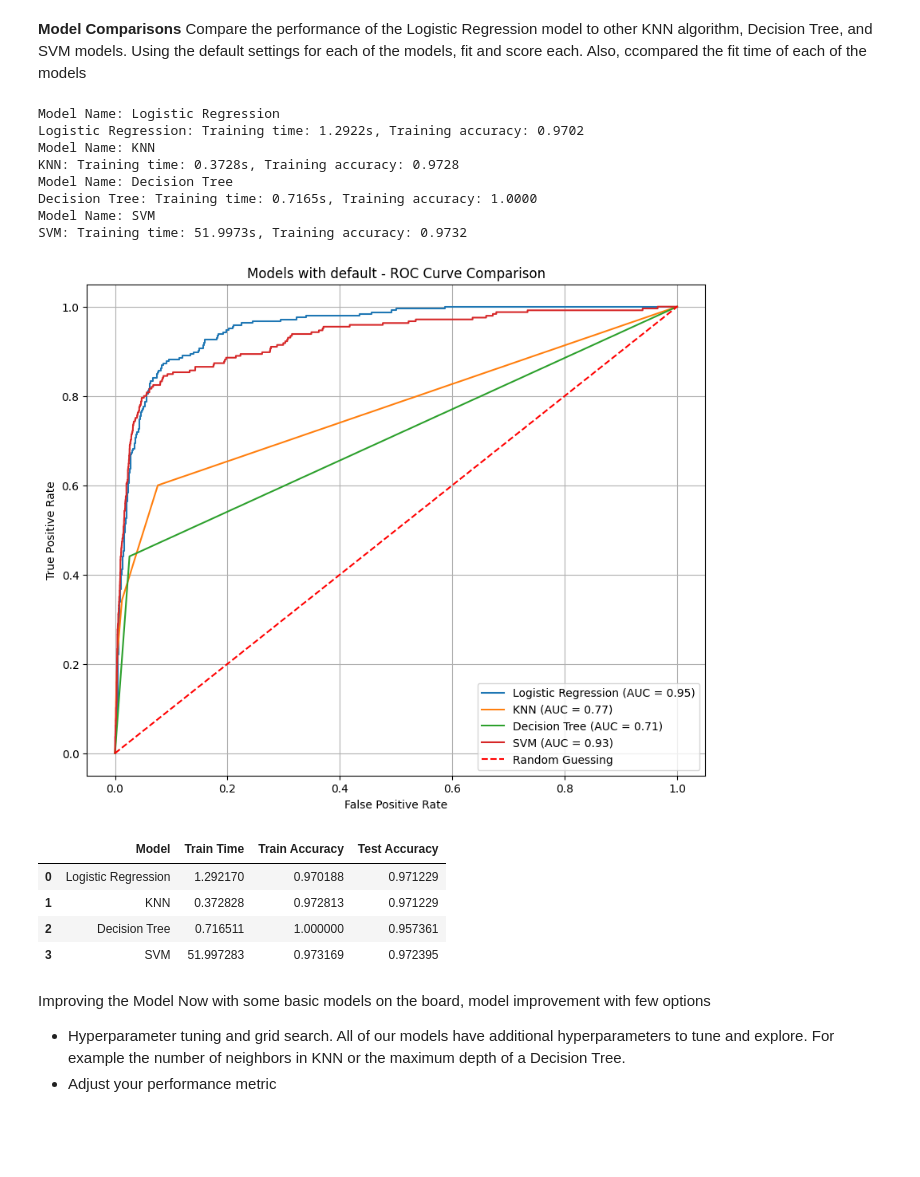
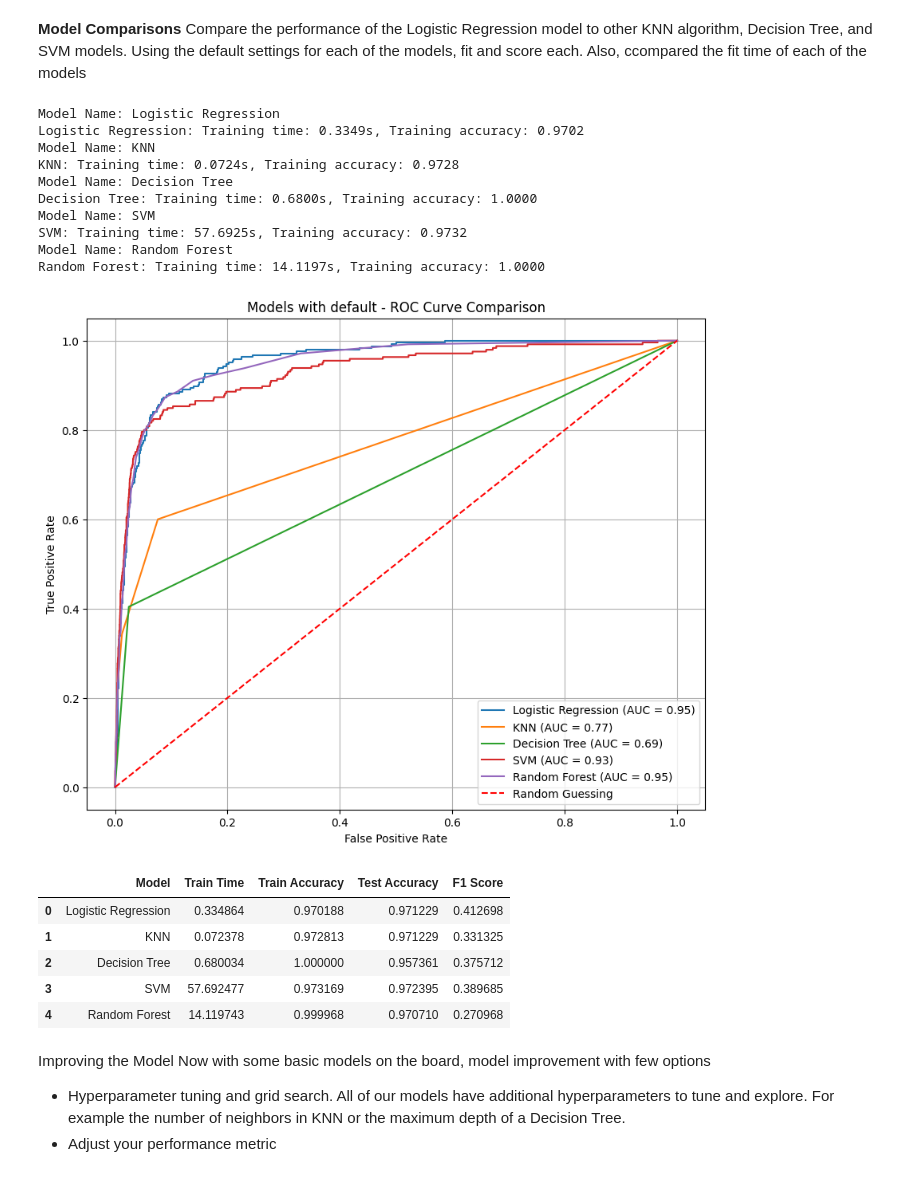
Before and after one commit to muralikandan/capstone, a Jupyter notebook: fraud_detection_model.ipynb, the cells around one changed output. Cells and saved outputs as stored; diff of their text form; code cells hidden in the pictures; blank space fills up the shorter version.

```diff
--- a/fraud_detection_model.ipynb
+++ b/fraud_detection_model.ipynb
@@ -138,7 +160,7 @@ As target feature derived, now prepare the features and target column for modeli
 # Set X from loan_df with features 'emp_length_num','home_ownership',
 # 'verification_status', 'purpose', 'sub_grade'
 X = loan_df[['emp_length','home_ownership', 'verification_status',
-              'purpose', 'term','installment','total_acc',
+              'purpose', 'term','installment','int_rate','total_acc',
              'total_payment','dti']]
 
 # Set y from loan_df with target feature 'fraud_flag'
@@ -147,7 +169,7 @@ y = loan_df['fraud_flag']
 # Define categorical and numerical features
 categorical_features = ['emp_length', 'home_ownership', 'purpose',
                         'term','verification_status']
-numerical_features = [ 'dti',  'installment',
+numerical_features = [ 'dti',  'installment','int_rate',
                       'total_acc', 'total_payment']
 
 # Define preprocessor for categorical features
@@ -200,3 +222,18 @@ Pipeline(steps=[('preprocessor',
 # %% [markdown]
 **Score the Model**
 What is the accuracy of simple model?
+# %%
+# Make predictions on the testing data
+y_pred = simple_pipe.predict(X_test)
+
+# Evaluate the model using a confusion matrix and plot with sns heatmap
+cm = confusion_matrix(y_test, y_pred)
+sns.heatmap(cm, annot=True, fmt='d', cmap='Blues')
+plt.xlabel('Predicted')
+plt.ylabel('Actual')
+plt.show()
+
+
+# Calculate F1 score
+f1 = f1_score(y_test, y_pred)
+print("Simple LogisticRegression Model F1 Score:", f1)
@@ -246,7 +286,8 @@ classifiers = {
     'Logistic Regression': LogisticRegression(max_iter=1000),
     'KNN': KNeighborsClassifier(),
     'Decision Tree': DecisionTreeClassifier(),
-    'SVM': SVC(probability=True)
+    'SVM': SVC(probability=True),
+    'Random Forest': RandomForestClassifier()
 }
 # %%
 # Create an empty list to store individual DataFrames
@@ -260,48 +301,59 @@ for name, clf in classifiers.items():
     # Create pipeline with preprocessor and classifier
     pipe = Pipeline([('preprocessor', preprocessor),
                      ('classifier', clf)])
     pipe.fit(X_train, y_train)
     train_time = time.time() - start_time
     print("Model Name:",name)
     train_accuracy = pipe.score(X_train, y_train)
+    # Make predictions on the testing data
+    y_pred = pipe.predict(X_test)
+    f1 = f1_score(y_test, y_pred)
     # Evaluate test accuracy
     test_accuracy = pipe.score(X_test, y_test)
-    model_df = pd.DataFrame({'Model': name, 'Train Time': train_time,'Train Accuracy': train_accuracy, 'Test Accuracy': test_accuracy}, index=[0])
+    model_df = pd.DataFrame({'Model': name, 'Train Time': train_time,
+                             'Train Accuracy': train_accuracy,
+                             'Test Accuracy': test_accuracy,
+                             'F1 Score': f1}, index=[0])
     dfs.append(model_df)
     print(f"{name}: Training time: {train_time:.4f}s, Training accuracy: {train_accuracy:.4f}")
+    #Predict probabilities on test set
     probas = pipe.predict_proba(X_test)
     fpr, tpr, thresholds = roc_curve(y_test, probas[:, 1])
     roc_auc = auc(fpr, tpr)
     plt.plot(fpr, tpr, label=f'{name} (AUC = {roc_auc:.2f})')
+
 
 # Plot ROC curve for random guessing (baseline)
 plt.plot([0, 1], [0, 1], linestyle='--', color='r', label='Random Guessing')
 
 plt.xlabel('False Positive Rate')
 plt.ylabel('True Positive Rate')
 plt.title('Models with default - ROC Curve Comparison')
 plt.legend()
 plt.grid(True)
 plt.show()
 # %% [output]
 Model Name: Logistic Regression
-Logistic Regression: Training time: 1.2922s, Training accuracy: 0.9702
+Logistic Regression: Training time: 0.3349s, Training accuracy: 0.9702
 Model Name: KNN
-KNN: Training time: 0.3728s, Training accuracy: 0.9728
+KNN: Training time: 0.0724s, Training accuracy: 0.9728
 Model Name: Decision Tree
-Decision Tree: Training time: 0.7165s, Training accuracy: 1.0000
+Decision Tree: Training time: 0.6800s, Training accuracy: 1.0000
 Model Name: SVM
-SVM: Training time: 51.9973s, Training accuracy: 0.9732
+SVM: Training time: 57.6925s, Training accuracy: 0.9732
+Model Name: Random Forest
+Random Forest: Training time: 14.1197s, Training accuracy: 1.0000
-[figure, old version]
+[figure, new version]
 # %%
 default_result_df = pd.concat(dfs, ignore_index=True)
 default_result_df
 # %% [output]
-|  | Model | Train Time | Train Accuracy | Test Accuracy |
-| 0 | Logistic Regression | 1.292170 | 0.970188 | 0.971229 |
-| 1 | KNN | 0.372828 | 0.972813 | 0.971229 |
-| 2 | Decision Tree | 0.716511 | 1.000000 | 0.957361 |
-| 3 | SVM | 51.997283 | 0.973169 | 0.972395 |
+|  | Model | Train Time | Train Accuracy | Test Accuracy | F1 Score |
+| 0 | Logistic Regression | 0.334864 | 0.970188 | 0.971229 | 0.412698 |
+| 1 | KNN | 0.072378 | 0.972813 | 0.971229 | 0.331325 |
+| 2 | Decision Tree | 0.680034 | 1.000000 | 0.957361 | 0.375712 |
+| 3 | SVM | 57.692477 | 0.973169 | 0.972395 | 0.389685 |
+| 4 | Random Forest | 14.119743 | 0.999968 | 0.970710 | 0.270968 |
 # %% [markdown]
 Improving the Model
 Now with some basic models on the board, model improvement with few options
```
Also changed, not shown: parts of 14 cells of this notebook.
